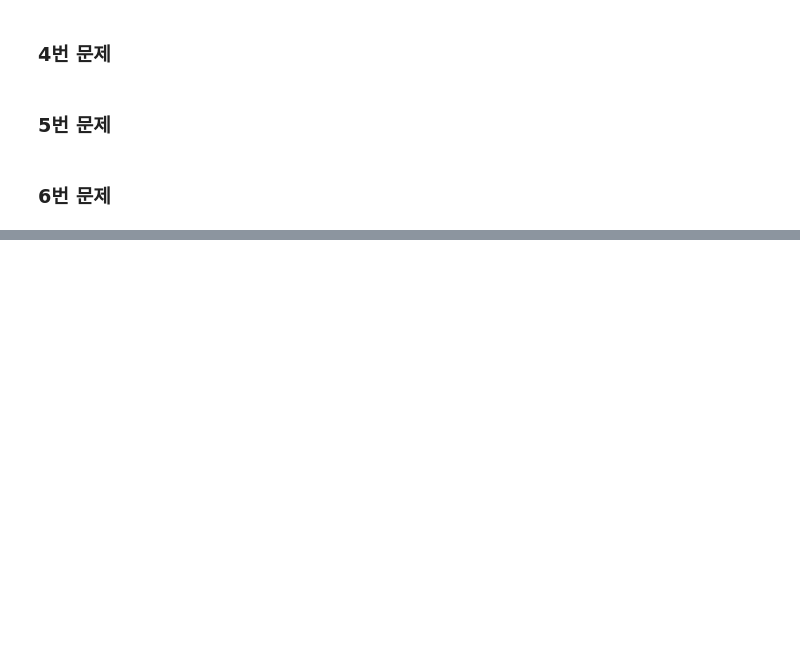
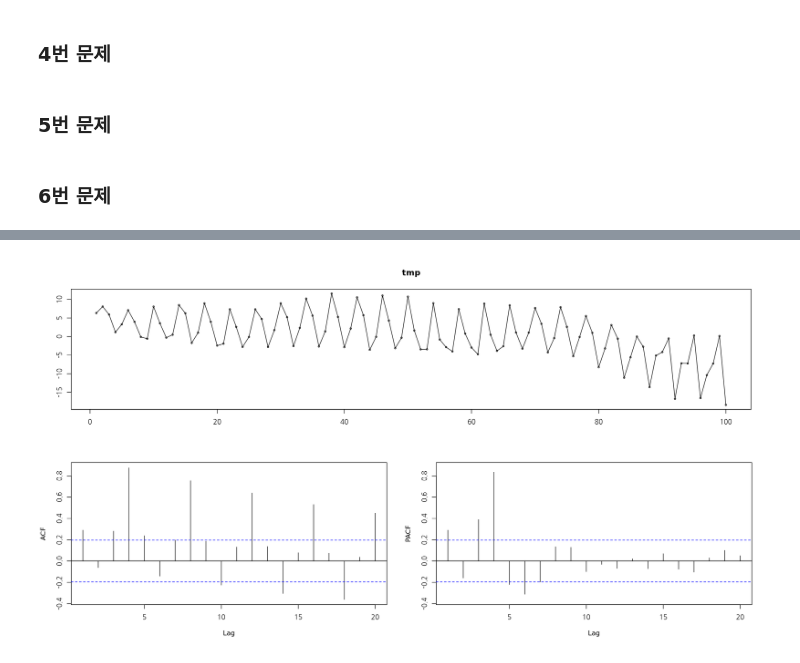
Before and after one commit to HollyRiver/TS2024, a Jupyter notebook: hw/강신성_HW04(코드).ipynb, the cells around one changed output, grey strips where cells are left out. Drawn from its saved outputs; the diff is of its cells as text; code cells hidden in the pictures; blank space fills up the shorter version.

```diff
--- a/hw/강신성_HW04(코드).ipynb
+++ b/hw/강신성_HW04(코드).ipynb
@@ -176,0 +221,6 @@ adfTest(z1, lags = 1, type = "ct")
+# %%
+##----------(5) 시뮬레이션 비교----------
+tmp = sim_sarima(n = 100, n.start = 50, model = list(ar = c(0.3157, 0.4597), siorder=1, nseasons=4, sigma2 = 7.03**0.5))
+tsdisplay(tmp)
+# %% [output]
+[figure, added]
```
Also changed, not shown: parts of 8 cells of this notebook, 1 other file.
